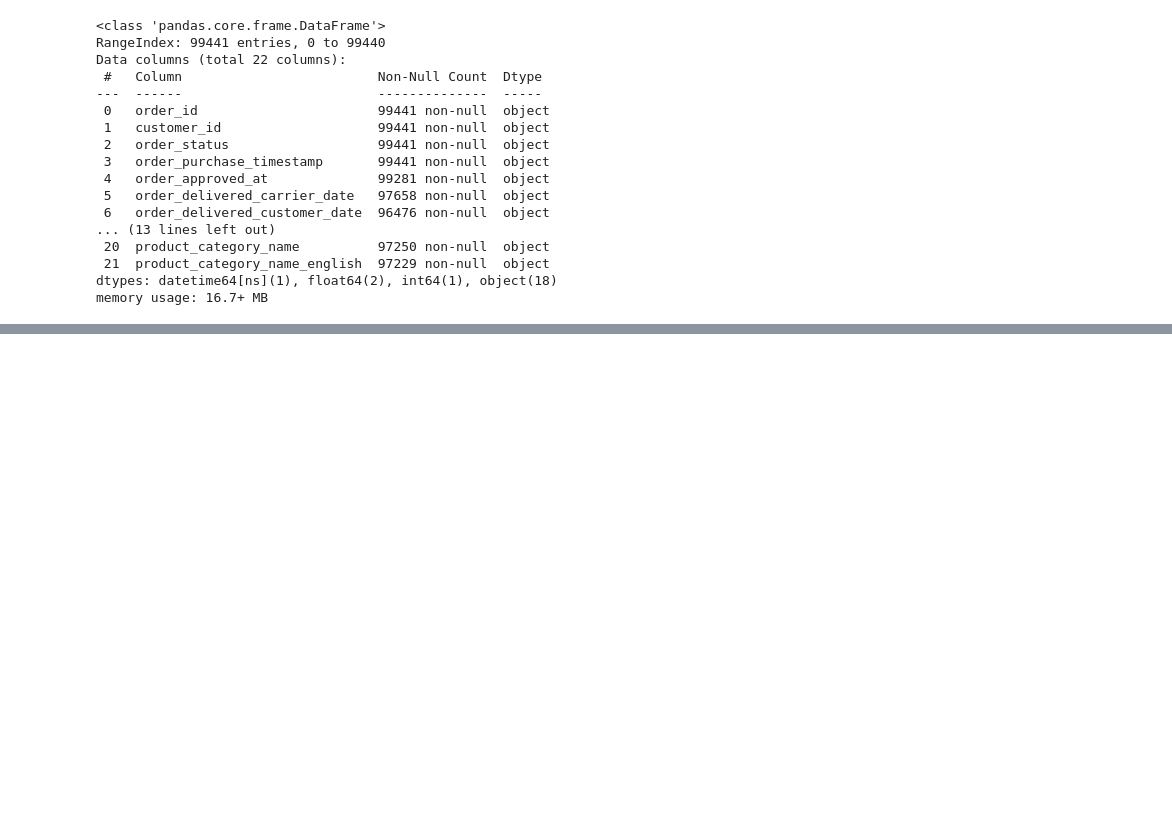
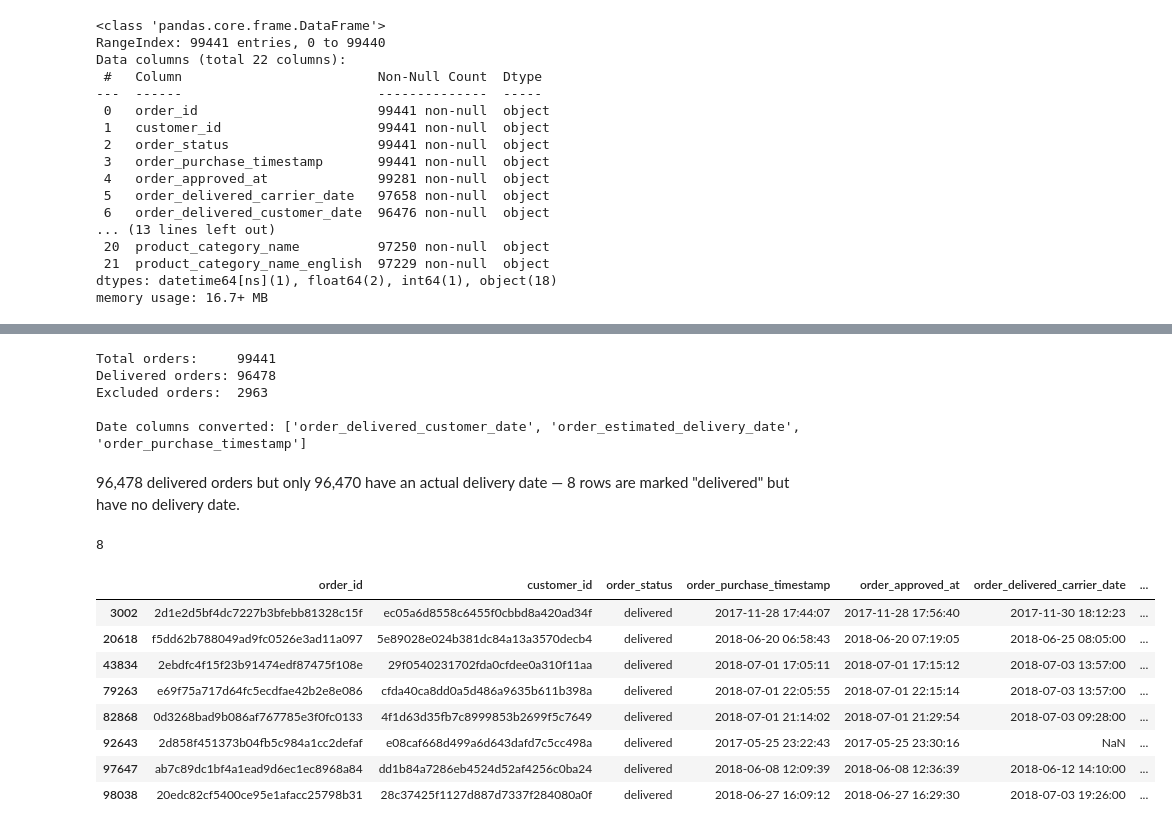
Before and after one commit to BBWorksB/AmaliTech-DEG-Project-based-challenges, a Jupyter notebook: data-engineering/Logistics-auditor/Amaliteh_DE_Logistic.ipynb, the cells around one changed output, grey strips where cells are left out. Drawn from its saved outputs; the diff is of its cells as text; code cells hidden in the pictures; blank space fills up the shorter version.

```diff
--- a/data-engineering/Logistics-auditor/Amaliteh_DE_Logistic.ipynb
+++ b/data-engineering/Logistics-auditor/Amaliteh_DE_Logistic.ipynb
@@ -297,0 +279,7 @@ product_category.head(1)
+# %%
+## Keep only delivered orders
+delivered = olist_master_data[
+    olist_master_data['order_status'] == 'delivered'
+].copy()
+
+delivered.head()
@@ -297,0 +293,10 @@ product_category.head(1)
+# %%
+# Convert date columns to datetime
+date_cols = [
+    'order_delivered_customer_date',
+    'order_estimated_delivery_date',
+    'order_purchase_timestamp'
+]
+
+for col in date_cols:
+    delivered[col] = pd.to_datetime(delivered[col])
@@ -297,0 +323,34 @@ product_category.head(1)
+# %%
+print(f"Total orders:     {len(olist_master_data)}")
+print(f"Delivered orders: {len(delivered)}")
+print(f"Excluded orders:  {len(olist_master_data) - len(delivered)}")
+print(f"\nDate columns converted: {date_cols}")
+# %% [output]
+Total orders:     99441
+Delivered orders: 96478
+Excluded orders:  2963
+
+Date columns converted: ['order_delivered_customer_date', 'order_estimated_delivery_date', 'order_purchase_timestamp']
+# %% [markdown]
+96,478 delivered orders but only 96,470 have an actual delivery date — 8 rows are marked "delivered" but have no delivery date.
+# %%
+# Check the 8 delivered orders with no delivery date
+missing_delivery = delivered[
+    delivered['order_delivered_customer_date'].isnull()
+]
+
+len(missing_delivery)
+# %% [output]
+8
+# %%
+missing_delivery
+# %% [output]
+|  | order_id | customer_id | order_status | order_purchase_timestamp | order_approved_at | order_delivered_carrier_date | ... |
+| 3002 | 2d1e2d5bf4dc7227b3bfebb81328c15f | ec05a6d8558c6455f0cbbd8a420ad34f | delivered | 2017-11-28 17:44:07 | 2017-11-28 17:56:40 | 2017-11-30 18:12:23 | ... |
+| 20618 | f5dd62b788049ad9fc0526e3ad11a097 | 5e89028e024b381dc84a13a3570decb4 | delivered | 2018-06-20 06:58:43 | 2018-06-20 07:19:05 | 2018-06-25 08:05:00 | ... |
+| 43834 | 2ebdfc4f15f23b91474edf87475f108e | 29f0540231702fda0cfdee0a310f11aa | delivered | 2018-07-01 17:05:11 | 2018-07-01 17:15:12 | 2018-07-03 13:57:00 | ... |
+| 79263 | e69f75a717d64fc5ecdfae42b2e8e086 | cfda40ca8dd0a5d486a9635b611b398a | delivered | 2018-07-01 22:05:55 | 2018-07-01 22:15:14 | 2018-07-03 13:57:00 | ... |
+| 82868 | 0d3268bad9b086af767785e3f0fc0133 | 4f1d63d35fb7c8999853b2699f5c7649 | delivered | 2018-07-01 21:14:02 | 2018-07-01 21:29:54 | 2018-07-03 09:28:00 | ... |
+| 92643 | 2d858f451373b04fb5c984a1cc2defaf | e08caf668d499a6d643dafd7c5cc498a | delivered | 2017-05-25 23:22:43 | 2017-05-25 23:30:16 | NaN | ... |
+| 97647 | ab7c89dc1bf4a1ead9d6ec1ec8968a84 | dd1b84a7286eb4524d52af4256c0ba24 | delivered | 2018-06-08 12:09:39 | 2018-06-08 12:36:39 | 2018-06-12 14:10:00 | ... |
+| 98038 | 20edc82cf5400ce95e1afacc25798b31 | 28c37425f1127d887d7337f284080a0f | delivered | 2018-06-27 16:09:12 | 2018-06-27 16:29:30 | 2018-07-03 19:26:00 | ... |
```
Also changed, not shown: parts of 22 cells of this notebook.
